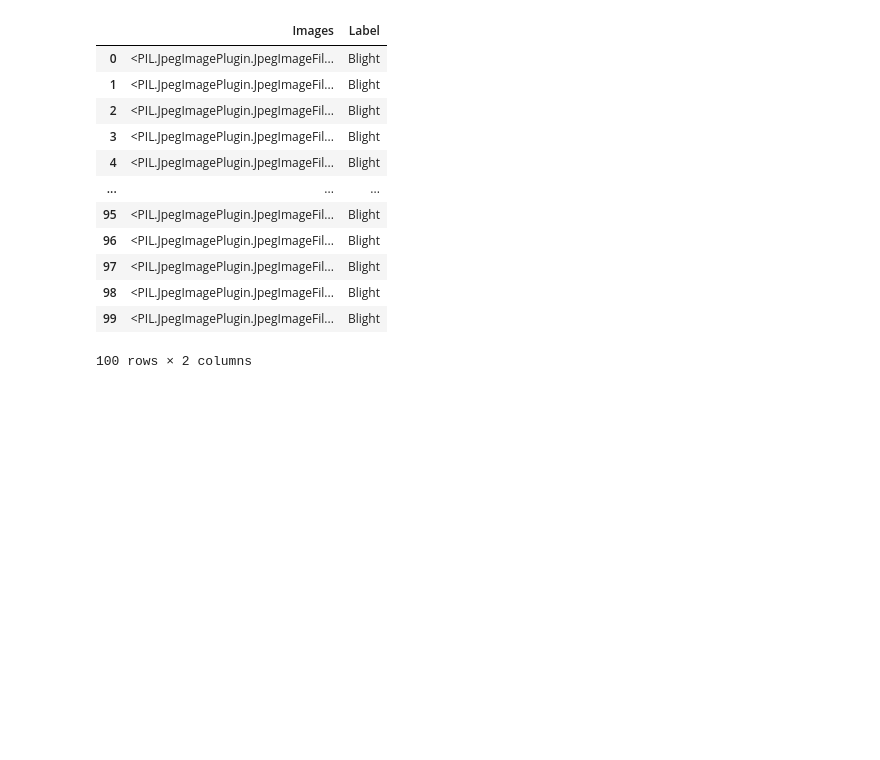
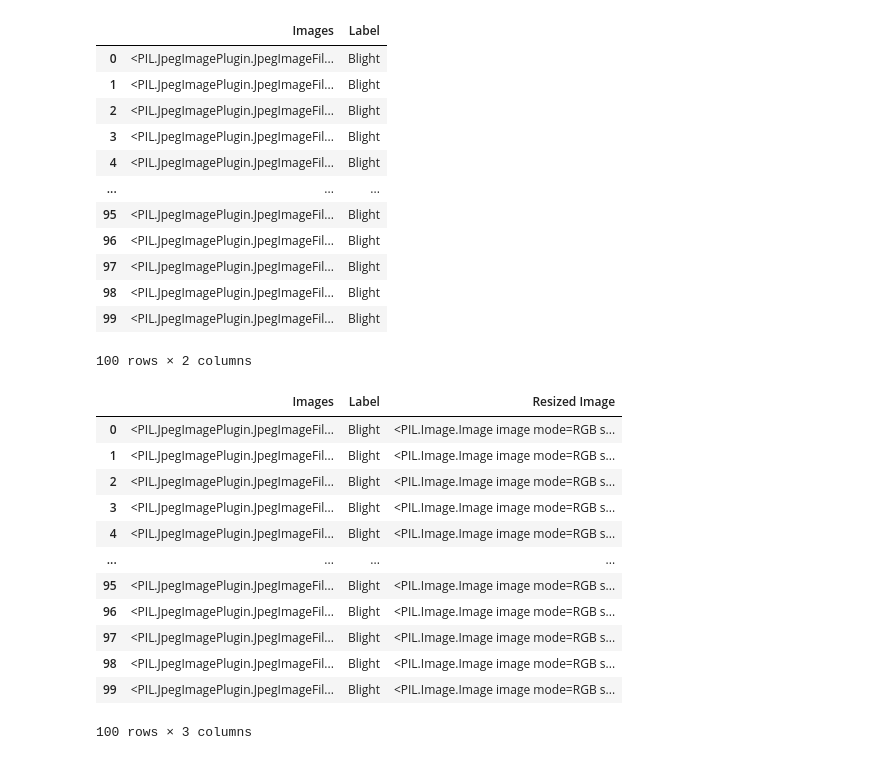
Before and after one commit to riccardo-borgo/Corn-Disease, a Jupyter notebook: main.ipynb, the cells around one changed output. Cells and saved outputs as stored; diff of their text form; code cells hidden in the pictures; blank space fills up the shorter version.

```diff
--- a/main.ipynb
+++ b/main.ipynb
@@ -65,0 +75,16 @@ dataset[:100]
+# %%
+dataset[:100]
+# %% [output]
+|  | Images | Label | Resized Image |
+| 0 | <PIL.JpegImagePlugin.JpegImageFil... | Blight | <PIL.Image.Image image mode=RGB s... |
+| 1 | <PIL.JpegImagePlugin.JpegImageFil... | Blight | <PIL.Image.Image image mode=RGB s... |
+| 2 | <PIL.JpegImagePlugin.JpegImageFil... | Blight | <PIL.Image.Image image mode=RGB s... |
+| 3 | <PIL.JpegImagePlugin.JpegImageFil... | Blight | <PIL.Image.Image image mode=RGB s... |
+| 4 | <PIL.JpegImagePlugin.JpegImageFil... | Blight | <PIL.Image.Image image mode=RGB s... |
+| ... | ... | ... | ... |
+| 95 | <PIL.JpegImagePlugin.JpegImageFil... | Blight | <PIL.Image.Image image mode=RGB s... |
+| 96 | <PIL.JpegImagePlugin.JpegImageFil... | Blight | <PIL.Image.Image image mode=RGB s... |
+| 97 | <PIL.JpegImagePlugin.JpegImageFil... | Blight | <PIL.Image.Image image mode=RGB s... |
+| 98 | <PIL.JpegImagePlugin.JpegImageFil... | Blight | <PIL.Image.Image image mode=RGB s... |
+| 99 | <PIL.JpegImagePlugin.JpegImageFil... | Blight | <PIL.Image.Image image mode=RGB s... |
+100 rows × 3 columns
```
Also changed, not shown: parts of 9 cells of this notebook.
